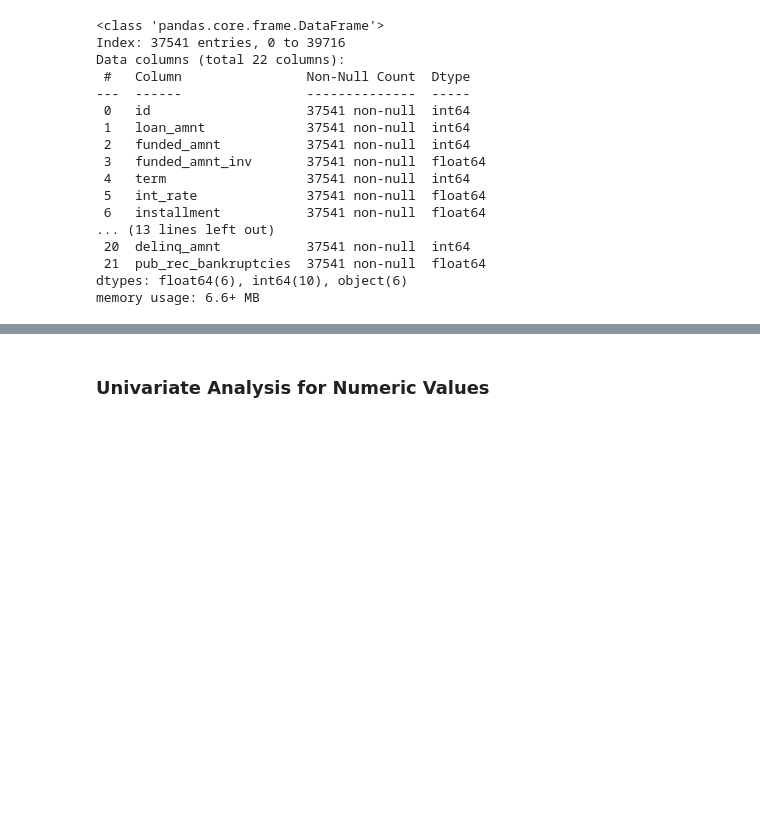
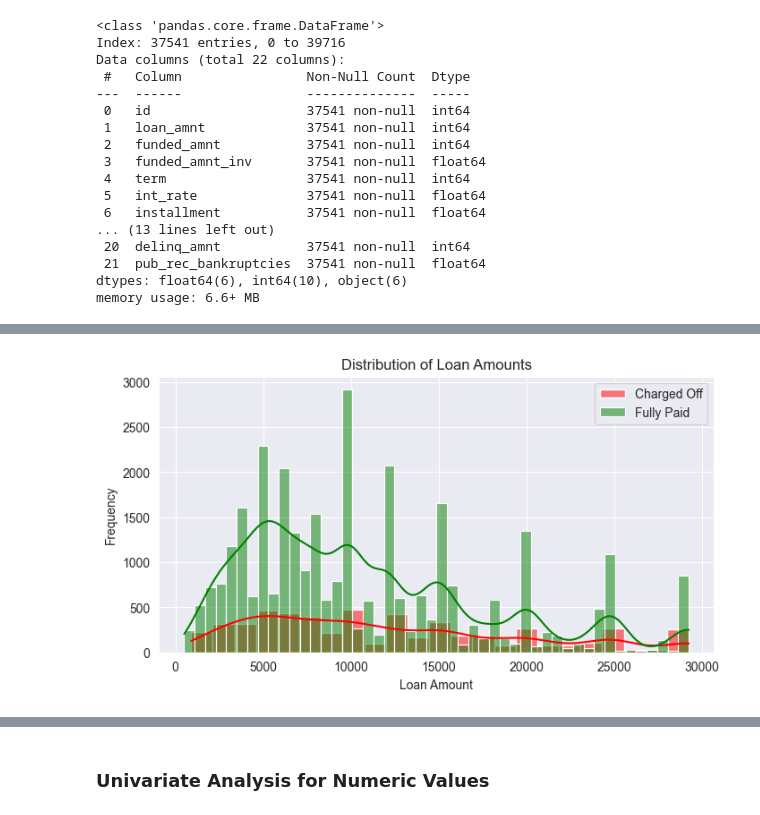
Before and after one commit to muralik31/Lending-Club-Case-Study, a Jupyter notebook: Murali_Krishna_Kondapally.ipynb, the cells around one changed output, grey strips where cells are left out. Drawn from its saved outputs; the diff is of its cells as text; code cells hidden in the pictures; blank space fills up the shorter version.

```diff
--- a/Murali_Krishna_Kondapally.ipynb
+++ b/Murali_Krishna_Kondapally.ipynb
@@ -491,0 +564,8 @@ memory usage: 6.6+ MB
+# %%
+# Creating subsets for different loan statuses to explore patterns
+df_charged_off = df_latest[df_latest['loan_status'] == 0]
+df_fully_paid = df_latest[df_latest['loan_status'] == 1]
+
+# Validate the subsets
+print(f"Charged Off Loans: {df_charged_off.shape[0]} rows")
+print(f"Fully Paid Loans: {df_fully_paid.shape[0]} rows")
@@ -533,0 +699,12 @@ Name: count, dtype: int64
+# %%
+# Loan Amount Distribution for Subsets
+plt.figure(figsize=(8, 4))
+sns.histplot(df_charged_off['loan_amnt'], kde=True, color='red', label='Charged Off')
+sns.histplot(df_fully_paid['loan_amnt'], kde=True, color='green', label='Fully Paid')
+plt.title('Distribution of Loan Amounts')
+plt.xlabel('Loan Amount')
+plt.ylabel('Frequency')
+plt.legend()
+plt.show()
+# %% [output]
+[figure, added]
```
Also changed, not shown: parts of 27 cells of this notebook.
